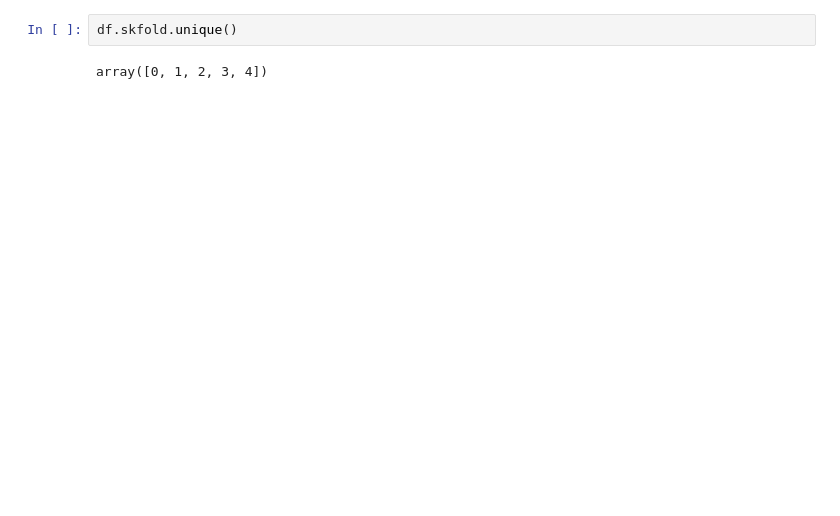
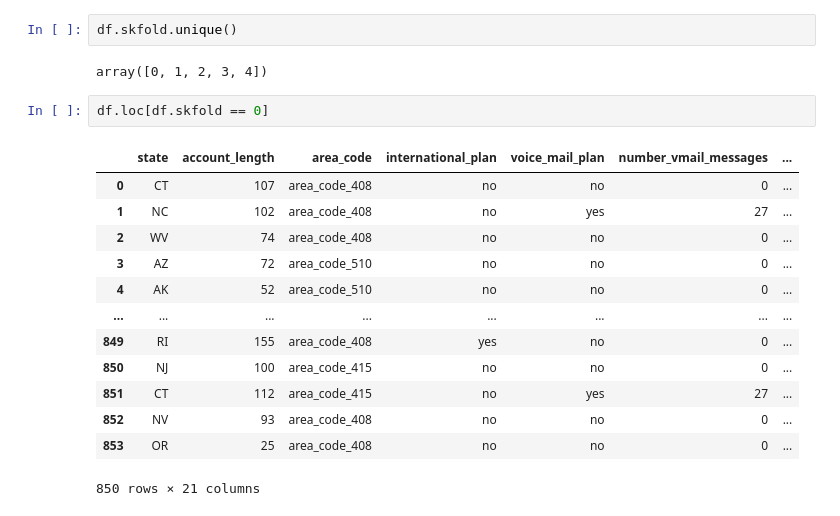
Before and after one commit to msakthiganesh/Approach-Almost-Any-Machine-Learning-Problem, a Jupyter notebook: Experiments/3_cross_validation.ipynb, the cells around one changed output. Saved outputs shown, nothing was run; the diff lists cells and outputs as text; blank space fills up the shorter version.

```diff
--- a/Experiments/3_cross_validation.ipynb
+++ b/Experiments/3_cross_validation.ipynb
@@ -99,3 +107,19 @@ df.head(3)
 df.skfold.unique()
 # %% [output]
 array([0, 1, 2, 3, 4])
+# %%
+df.loc[df.skfold == 0]
+# %% [output]
+|  | state | account_length | area_code | international_plan | voice_mail_plan | number_vmail_messages | ... |
+| 0 | CT | 107 | area_code_408 | no | no | 0 | ... |
+| 1 | NC | 102 | area_code_408 | no | yes | 27 | ... |
+| 2 | WV | 74 | area_code_408 | no | no | 0 | ... |
+| 3 | AZ | 72 | area_code_510 | no | no | 0 | ... |
+| 4 | AK | 52 | area_code_510 | no | no | 0 | ... |
+| ... | ... | ... | ... | ... | ... | ... | ... |
+| 849 | RI | 155 | area_code_408 | yes | no | 0 | ... |
+| 850 | NJ | 100 | area_code_415 | no | no | 0 | ... |
+| 851 | CT | 112 | area_code_415 | no | yes | 27 | ... |
+| 852 | NV | 93 | area_code_408 | no | no | 0 | ... |
+| 853 | OR | 25 | area_code_408 | no | no | 0 | ... |
+850 rows × 21 columns
```
Also changed, not shown: parts of 7 cells of this notebook, 2 other files.
